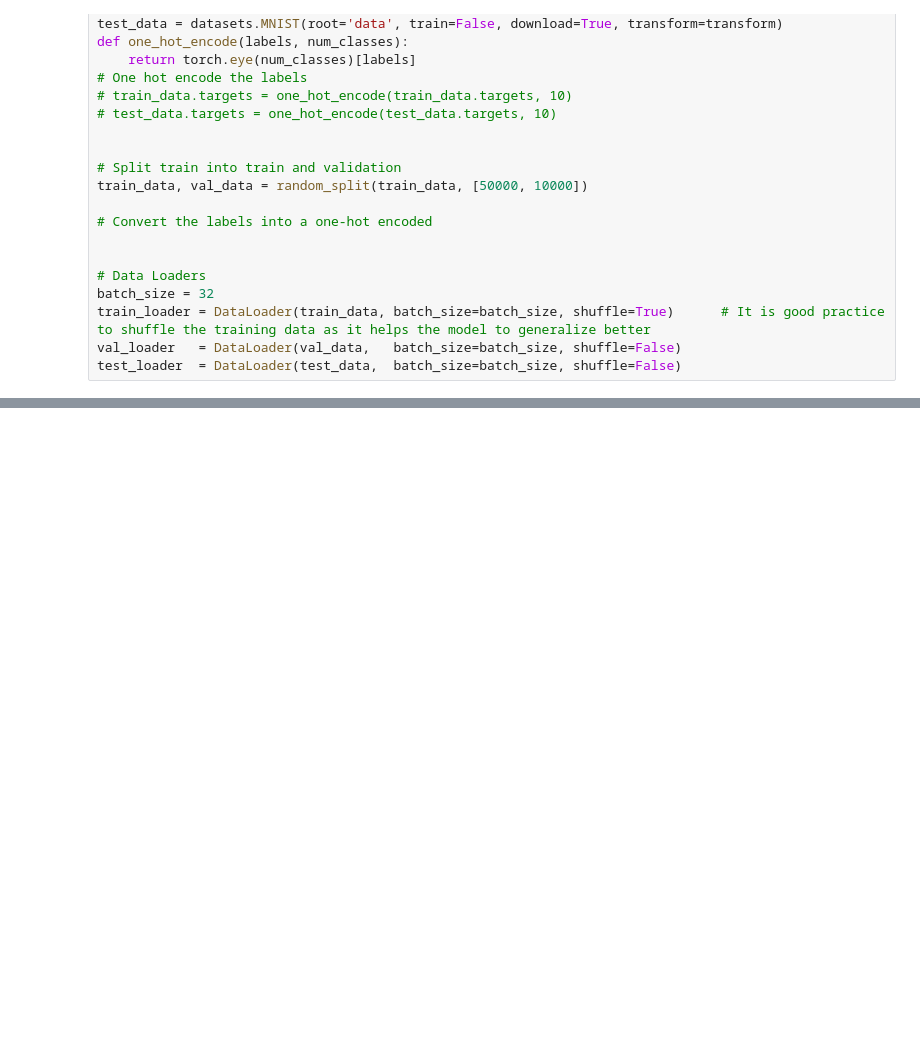
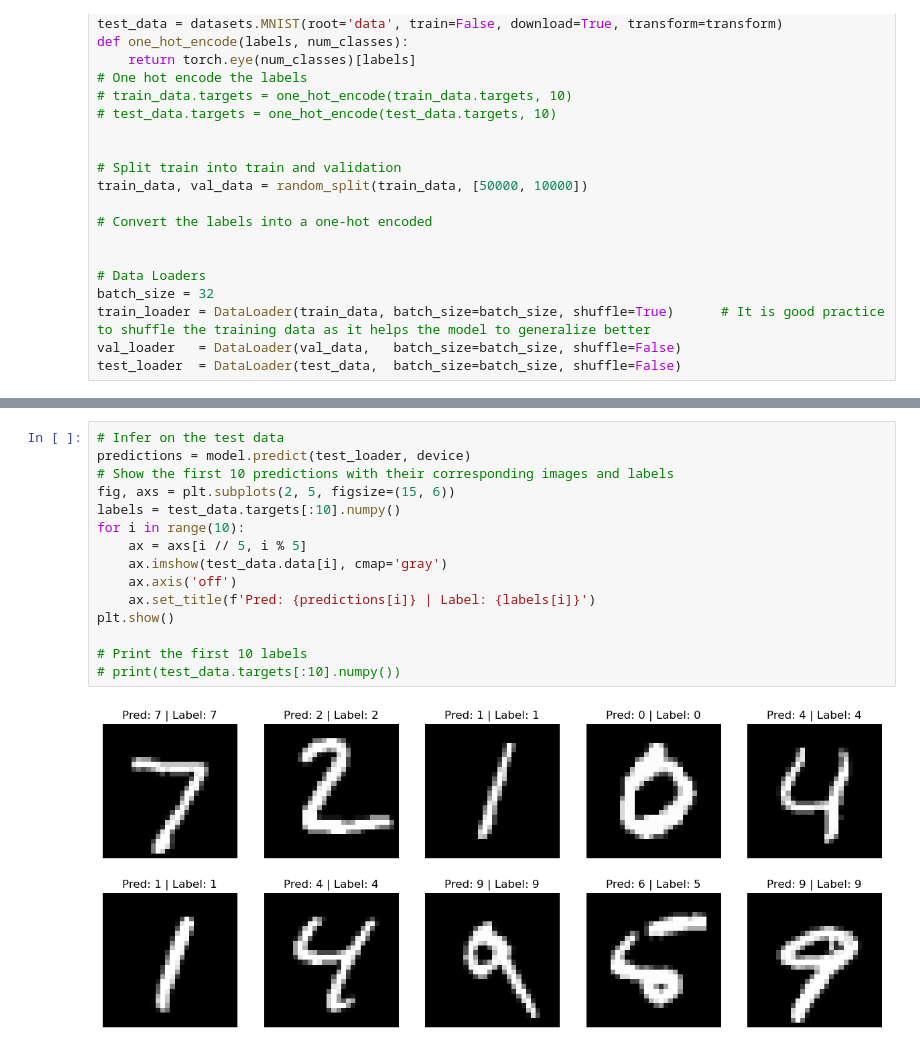
Before and after one commit to CesarAugusto14/studying_interpretability, a Jupyter notebook: vanilla_classifier.ipynb, the cells around one changed output, grey strips where cells are left out. Drawn from its saved outputs; the diff is of its cells as text; blank space fills up the shorter version.

```diff
--- a/vanilla_classifier.ipynb
+++ b/vanilla_classifier.ipynb
@@ -215,0 +234,17 @@ plt.show()
+# %%
+# Infer on the test data
+predictions = model.predict(test_loader, device)
+# Show the first 10 predictions with their corresponding images and labels
+fig, axs = plt.subplots(2, 5, figsize=(15, 6))
+labels = test_data.targets[:10].numpy()
+for i in range(10):
+    ax = axs[i // 5, i % 5]
+    ax.imshow(test_data.data[i], cmap='gray')
+    ax.axis('off')
+    ax.set_title(f'Pred: {predictions[i]} | Label: {labels[i]}')
+plt.show()
+
+# Print the first 10 labels
+# print(test_data.targets[:10].numpy())
+# %% [output]
+[figure, added]
```
Also changed, not shown: parts of 11 cells of this notebook, 1 other file.
